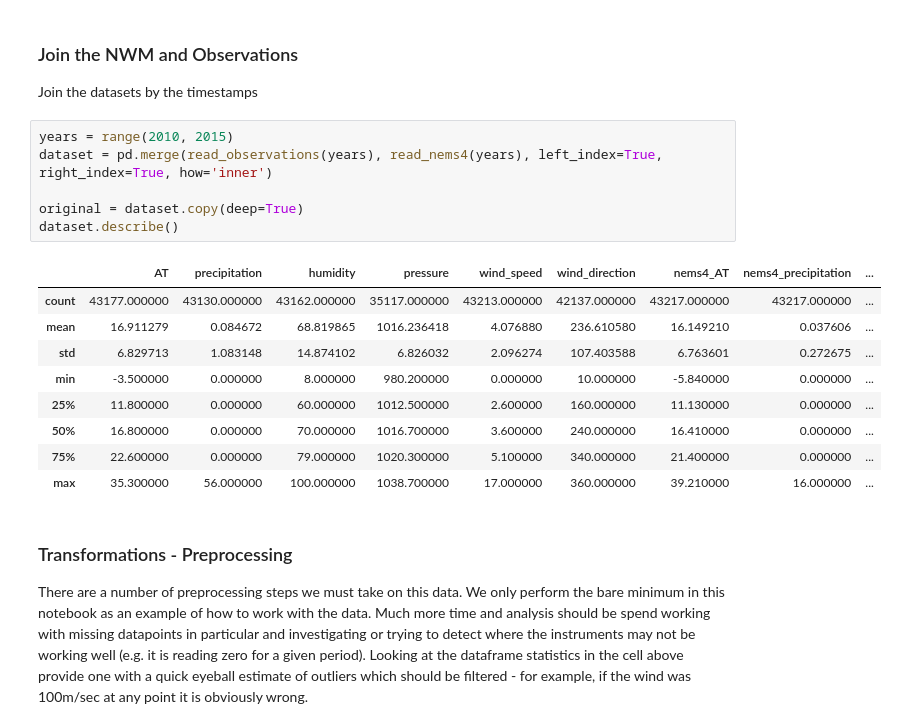
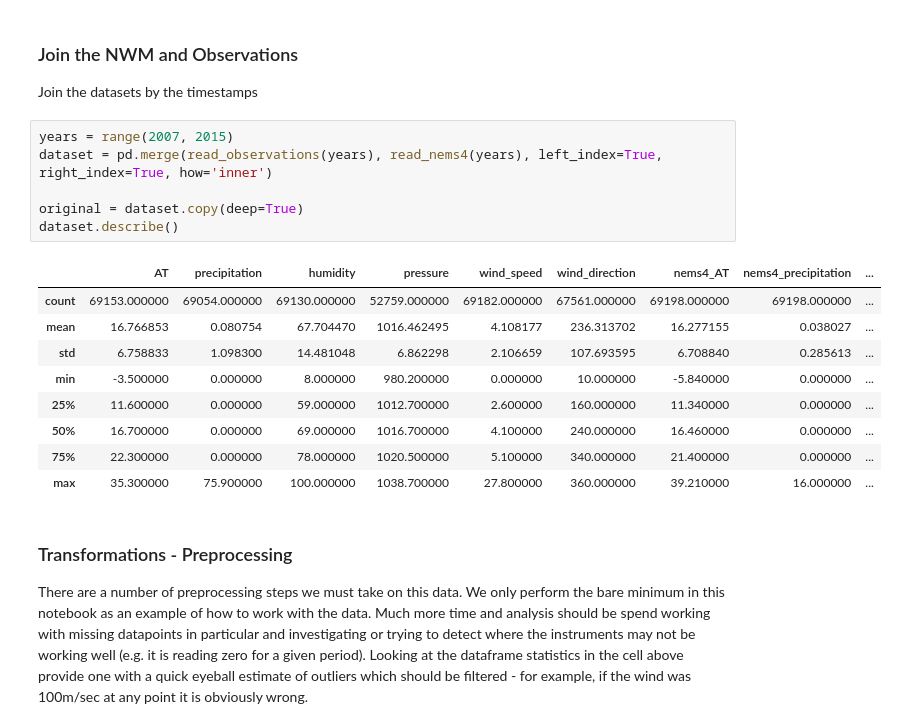
Before and after one commit to willfleury/wind-forecasting, a Jupyter notebook: Blog - Pipeline.ipynb, the cells around one changed output. Saved outputs shown, nothing was run; the diff lists cells and outputs as text.

```diff
--- a/Blog - Pipeline.ipynb
+++ b/Blog - Pipeline.ipynb
@@ -121,21 +121,21 @@ def read_nems4(years, prediction_hours=12):
 ### Join the NWM and Observations
 Join the datasets by the timestamps
 # %%
-years = range(2010, 2015)
+years = range(2007, 2015)
 dataset = pd.merge(read_observations(years), read_nems4(years), left_index=True, right_index=True, how='inner')
 
 original = dataset.copy(deep=True)
 dataset.describe()
 # %% [output]
 |  | AT | precipitation | humidity | pressure | wind_speed | wind_direction | nems4_AT | nems4_precipitation | ... |
-| count | 43177.000000 | 43130.000000 | 43162.000000 | 35117.000000 | 43213.000000 | 42137.000000 | 43217.000000 | 43217.000000 | ... |
-| mean | 16.911279 | 0.084672 | 68.819865 | 1016.236418 | 4.076880 | 236.610580 | 16.149210 | 0.037606 | ... |
-| std | 6.829713 | 1.083148 | 14.874102 | 6.826032 | 2.096274 | 107.403588 | 6.763601 | 0.272675 | ... |
+| count | 69153.000000 | 69054.000000 | 69130.000000 | 52759.000000 | 69182.000000 | 67561.000000 | 69198.000000 | 69198.000000 | ... |
+| mean | 16.766853 | 0.080754 | 67.704470 | 1016.462495 | 4.108177 | 236.313702 | 16.277155 | 0.038027 | ... |
+| std | 6.758833 | 1.098300 | 14.481048 | 6.862298 | 2.106659 | 107.693595 | 6.708840 | 0.285613 | ... |
 | min | -3.500000 | 0.000000 | 8.000000 | 980.200000 | 0.000000 | 10.000000 | -5.840000 | 0.000000 | ... |
-| 25% | 11.800000 | 0.000000 | 60.000000 | 1012.500000 | 2.600000 | 160.000000 | 11.130000 | 0.000000 | ... |
-| 50% | 16.800000 | 0.000000 | 70.000000 | 1016.700000 | 3.600000 | 240.000000 | 16.410000 | 0.000000 | ... |
-| 75% | 22.600000 | 0.000000 | 79.000000 | 1020.300000 | 5.100000 | 340.000000 | 21.400000 | 0.000000 | ... |
-| max | 35.300000 | 56.000000 | 100.000000 | 1038.700000 | 17.000000 | 360.000000 | 39.210000 | 16.000000 | ... |
+| 25% | 11.600000 | 0.000000 | 59.000000 | 1012.700000 | 2.600000 | 160.000000 | 11.340000 | 0.000000 | ... |
+| 50% | 16.700000 | 0.000000 | 69.000000 | 1016.700000 | 4.100000 | 240.000000 | 16.460000 | 0.000000 | ... |
+| 75% | 22.300000 | 0.000000 | 78.000000 | 1020.500000 | 5.100000 | 340.000000 | 21.400000 | 0.000000 | ... |
+| max | 35.300000 | 75.900000 | 100.000000 | 1038.700000 | 27.800000 | 360.000000 | 39.210000 | 16.000000 | ... |
 # %% [markdown]
 ### Transformations - Preprocessing
 
```
Also changed, not shown: parts of 10 cells of this notebook, 1 other file.
